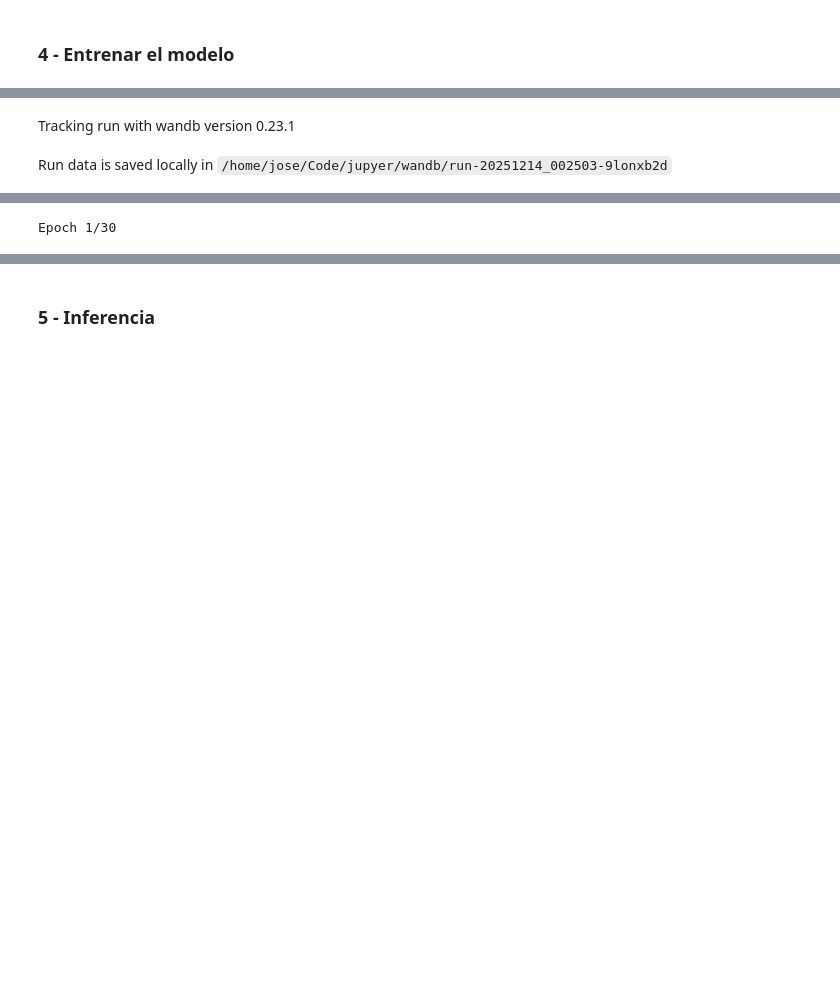
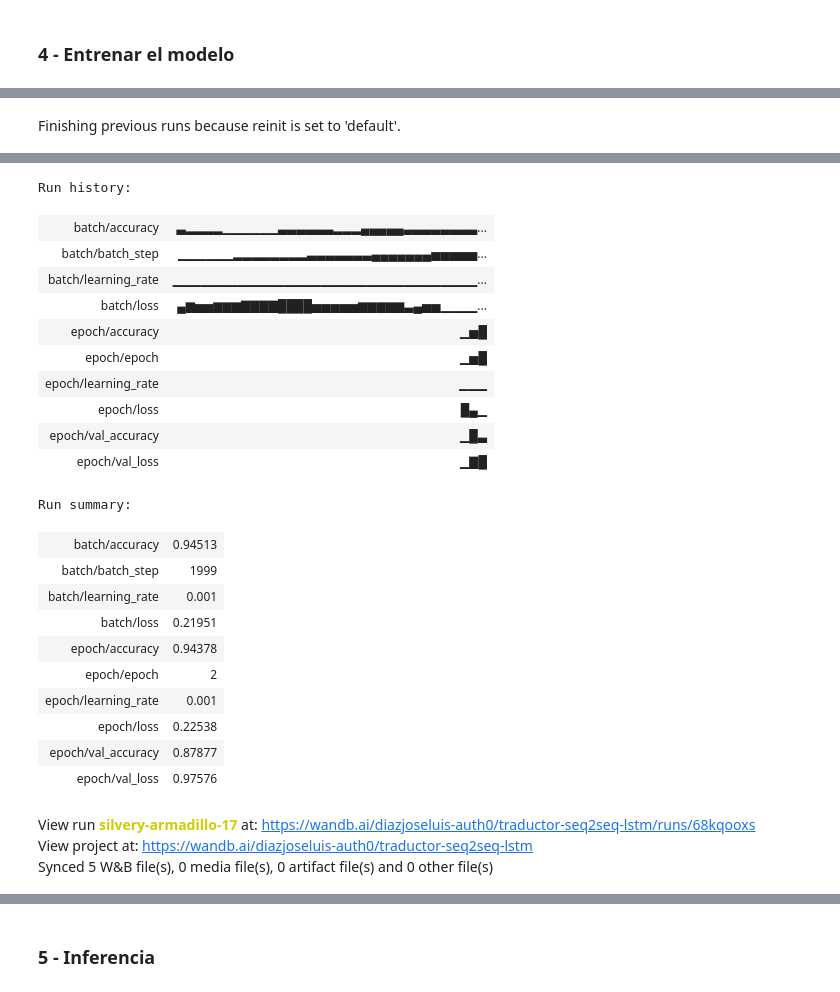
Before and after one commit to joseluisdiaz/procesamiento_lenguaje_natural-tp, a Jupyter notebook: Desafio_4.ipynb, the cells around one changed output, grey strips where cells are left out. Saved outputs shown, nothing was run; the diff lists cells and outputs as text; code cells hidden in the pictures; blank space fills up the shorter version.

Commit message:
Mas data, Mas ancho, Dropout

```diff
--- a/Desafio_4.ipynb
+++ b/Desafio_4.ipynb
@@ -475,0 +505,19 @@ Logueado en WANDB exitosamente desde variable de entorno.
+# %%
+from google.colab import drive
+import os
+
+# 1. Montar Google Drive
+drive.mount('/content/drive')
+
+# 2. Definir la ruta donde guardaremos el modelo
+# Puedes cambiar 'Modelos/Traductor' por la carpeta que prefieras en tu Drive
+save_dir = '/content/drive/MyDrive/Modelos/Traductor'
+
+# Crear la carpeta si no existe
+if not os.path.exists(save_dir):
+    os.makedirs(save_dir)
+
+# Definir la ruta completa del archivo
+model_filepath = os.path.join(save_dir, 'best_translator_model.keras')
+
+print(f"📍 El modelo se guardará en: {model_filepath}")
@@ -476,28 +527,78 @@ Logueado en WANDB exitosamente desde variable de entorno.
 # %%
+from tensorflow.keras.callbacks import ModelCheckpoint, EarlyStopping
+from wandb.integration.keras import WandbMetricsLogger
+
 # Inicializar la run de WANDB
 run = wandb.init(
     project="traductor-seq2seq-lstm", # Ponle el nombre que quieras a tu proyecto
     config={
         "epochs": 30,
         "batch_size": 32,             # El default de Keras es 32 si no lo especificas
         "n_units": n_units,           # 128
         "embedding_dim": 300,         # FastText
-        "architecture": "LSTM + FastText Frozen"
+        "architecture": "LSTM + FastText Frozen + sparse + dropout"
     }
 )
 
+
+checkpoint = ModelCheckpoint(
+    filepath=model_filepath,  # Nombre del archivo (usa .keras para Keras 3)
+    monitor='val_accuracy',       # Métrica a vigilar
+    save_best_only=True,          # ¡Clave! Solo guarda si supera el récord anterior
+    mode='max',                   # Queremos que la accuracy suba
+    verbose=1
+)
+
+# Configuración del Early Stopping
+early_stopping = EarlyStopping(
+    monitor='val_accuracy',      # Miramos la accuracy de validación
+    patience=5,                  # Esperamos 5 épocas sin mejora antes de cortar
+    mode='max',                  # Queremos que la métrica suba
+    restore_best_weights=True,   # CRÍTICO: Al final, volver a los pesos de la mejor época
+    verbose=1
+)
+
+# 3. Entrenamiento
 hist = model.fit(
     [encoder_input_sequences, decoder_input_sequences],
     decoder_targets,
-    epochs=30,
+    epochs=50,             # Ponemos de más, total EarlyStopping corta
     batch_size=32,
     validation_split=0.2,
-    callbacks=[WandbMetricsLogger(log_freq="batch")]
+    callbacks=[
+        WandbMetricsLogger(log_freq="batch"), # Sube logs a la nube
+        early_stopping,                       # Frena si se estanca
+        checkpoint                            # Guarda el mejor en disco
+    ]
 )
 
 # Cerrar la run al terminar (opcional pero recomendado en notebooks)
 wandb.finish()
 # %% [output]
+Finishing previous runs because reinit is set to 'default'.
 [interactive output not drawn]
-Tracking run with wandb version 0.23.1
+Run history:
+| batch/accuracy | ▃▂▂▂▂▁▁▁▁▁▁▃▃▃▃▃▃▂▂▂▄▄▄▄▄▃▃▃▃▃▃▃▃... |
+| batch/batch_step | ▁▁▁▁▁▁▂▂▂▂▂▂▂▂▃▃▃▃▃▃▃▄▄▄▄▄▄▄▅▅▅▅▅... |
+| batch/learning_rate | ▁▁▁▁▁▁▁▁▁▁▁▁▁▁▁▁▁▁▁▁▁▁▁▁▁▁▁▁▁▁▁▁▁... |
+| batch/loss | ▄▆▅▅▆▆▆▇▇▇▇████▅▅▅▅▅▆▆▆▆▆▃▄▅▅▁▁▁▁... |
+| epoch/accuracy | ▁▅█ |
+| epoch/epoch | ▁▅█ |
+| epoch/learning_rate | ▁▁▁ |
+| epoch/loss | █▄▁ |
+| epoch/val_accuracy | ▁█▃ |
+| epoch/val_loss | ▁▇█ |
+Run summary:
+| batch/accuracy | 0.94513 |
+| batch/batch_step | 1999 |
+| batch/learning_rate | 0.001 |
+| batch/loss | 0.21951 |
+| epoch/accuracy | 0.94378 |
+| epoch/epoch | 2 |
+| epoch/learning_rate | 0.001 |
+| epoch/loss | 0.22538 |
+| epoch/val_accuracy | 0.87877 |
+| epoch/val_loss | 0.97576 |
-Run data is saved locally in /home/jose/Code/jupyer/wandb/run-20251214_002503-9lonxb2d
+View run silvery-armadillo-17 at: https://wandb.ai/diazjoseluis-auth0/traductor-seq2seq-lstm/runs/68kqooxs
+View project at: https://wandb.ai/diazjoseluis-auth0/traductor-seq2seq-lstm
+Synced 5 W&B file(s), 0 media file(s), 0 artifact file(s) and 0 other file(s)
@@ -509 +608,0 @@ View run at https://wandb.ai/diazjoseluis-auth0/traductor-seq2seq-lstm/runs/9lon
-Epoch 1/30
```
Also changed, not shown: parts of 14 cells of this notebook.
